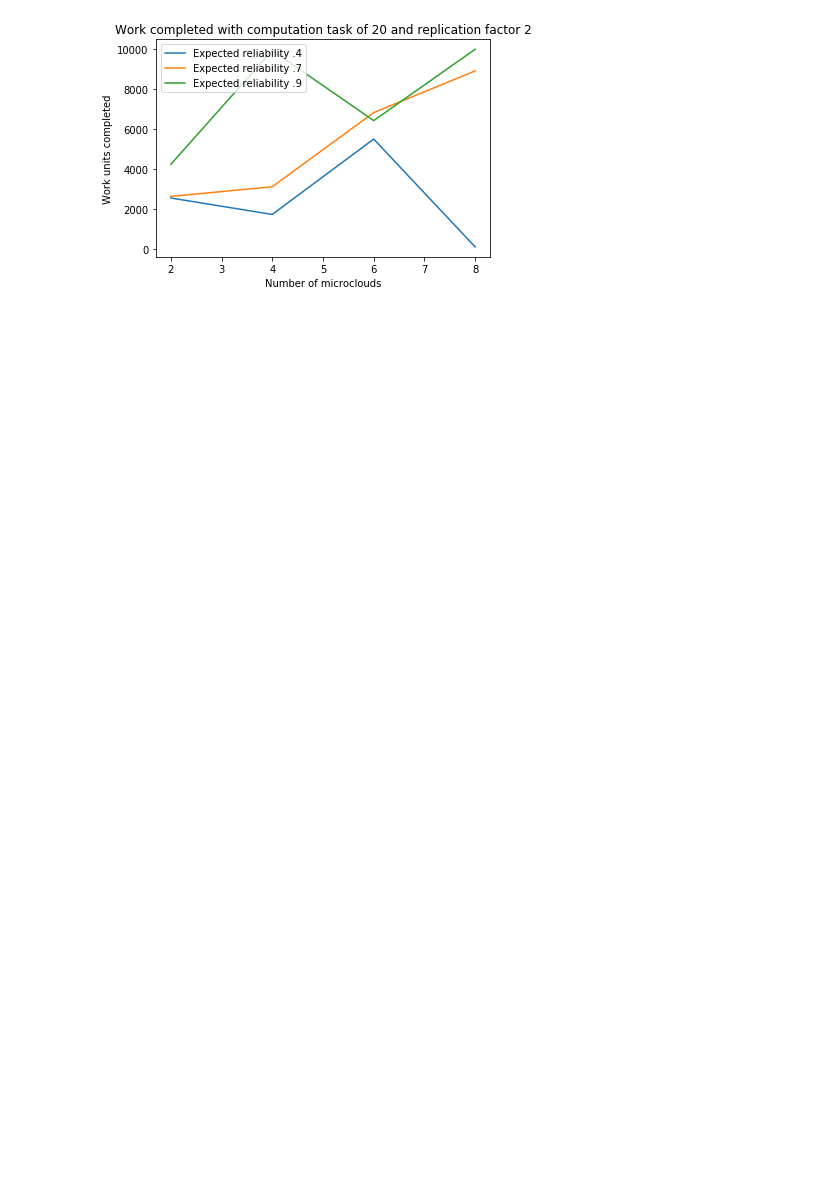
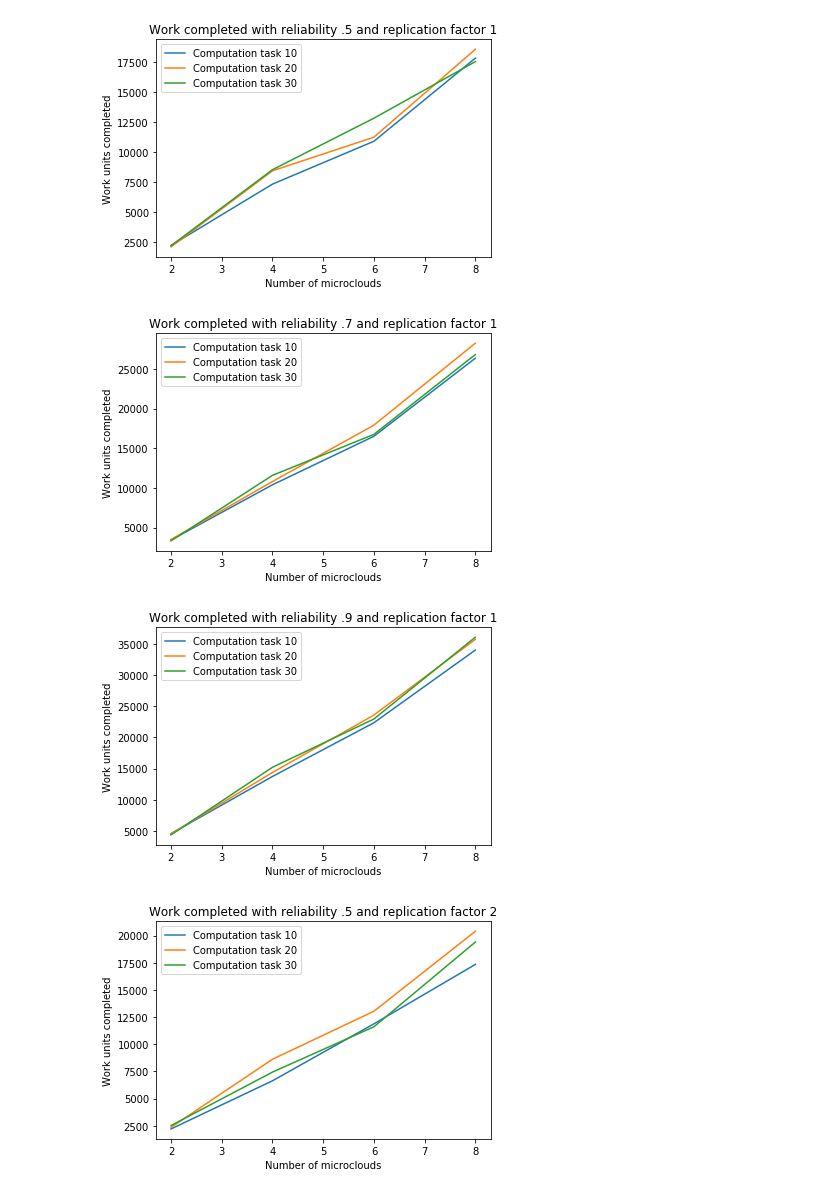
Before and after one commit to JuanMantica123/Veins_Research, a Jupyter notebook: simulations/PasubioSimulation/RandomForestNotebook.ipynb, the cells around one changed output. Drawn from its saved outputs; the diff is of its cells as text; code cells hidden in the pictures; blank space fills up the shorter version.

```diff
--- a/simulations/PasubioSimulation/RandomForestNotebook.ipynb
+++ b/simulations/PasubioSimulation/RandomForestNotebook.ipynb
@@ -31 +24,6 @@ ro_values = ['false','true']
+# %%
+dfs = [df_2,df_4,df_6,df_8]
+# %%
+for df in dfs:
+    df = parse_simul_df(df)
 # %%
@@ -93,18 +64,22 @@ plt.show()
 # %%
-index = []
-rf = '1'
-ct = '10'
-for er in er_values:
-    work = []
-    for num_mc in num_mcs:
-        tmp_df = num_mc_to_df[num_mc]
-        lb = tmp_df[tmp_df.Name=='Load Balancer : 2 work finished']
-        tmp_df = lb[(lb.replication_factor==rf) & (lb.expected_reliability==er)]
-        parsed_series =  tmp_df['Unnamed: 18'][(tmp_df.computation_task==ct)]
-        work.append(parsed_series[parsed_series.first_valid_index()])
-    plt.plot(num_mcs,work,label="Expected reliability {}".format(er))
-plt.xlabel("Number of microclouds")
-plt.ylabel("Work units completed")
-plt.title("Work completed with computation task of 10 and replication factor 1")
-plt.legend(loc="best")
-plt.show()
+def plot_work_to_num_mcs(num_mc_to_df,num_mcs_arr):
+    example_df = num_mc_to_df[num_mcs_arr[0]]
+    er_values = example_df['expected_reliability'].unique()
+    ct_values = example_df['computation_task'].unique()
+    rf_values = df['replication_factor'].unique()
+    for rf in rf_values:
+        for er in er_values:
+            for ct in ct_values:
+                work = []
+                for num_mcs in num_mcs_arr:
+                    tmp_df = num_mc_to_df[num_mcs]
+                    tmp_df = tmp_df[tmp_df.Name=='Load Balancer : 2 work finished']
+                    tmp_df = tmp_df[(tmp_df.replication_factor==rf) & (tmp_df.computation_task==ct) &(tmp_df.expected_reliability==er)]
+                    parsed_series =  tmp_df['Unnamed: 18']
+                    work.append(parsed_series[parsed_series.first_valid_index()])
+                plt.plot(num_mcs_arr,work,label="Computation task {}".format(ct))
+            plt.xlabel("Number of microclouds")
+            plt.ylabel("Work units completed")
+            plt.title("Work completed with reliability {} and replication factor {}".format(er,rf))
+            plt.legend(loc="best")
+            plt.show()
@@ -153,20 +86,7 @@ plt.show()
-# %%
-index = []
-rf = '2'
-ct = '20'
-for er in er_values:
-    work = []
-    for num_mc in num_mcs:
-        tmp_df = num_mc_to_df[num_mc]
-        lb = tmp_df[tmp_df.Name=='Load Balancer : 2 work finished']
-        tmp_df = lb[(lb.replication_factor==rf) & (lb.expected_reliability==er)]
-        parsed_series =  tmp_df['Unnamed: 18'][(tmp_df.computation_task==ct)]
-        work.append(parsed_series[parsed_series.first_valid_index()])
-    plt.plot(num_mcs,work,label="Expected reliability {}".format(er))
-plt.xlabel("Number of microclouds")
-plt.ylabel("Work units completed")
-plt.title("Work completed with computation task of {} and replication factor {}".format(ct,rf))
-plt.legend(loc="best")
-plt.show()
-# %% [output]
-[figure, removed]
+# %%
+plot_work_to_num_mcs(num_mc_to_df,num_mcs_arr)
+# %% [output]
+[figure, added]
+[figure, added]
+[figure, added]
+[figure, added]
```
Also changed, not shown: parts of 20 cells of this notebook.
